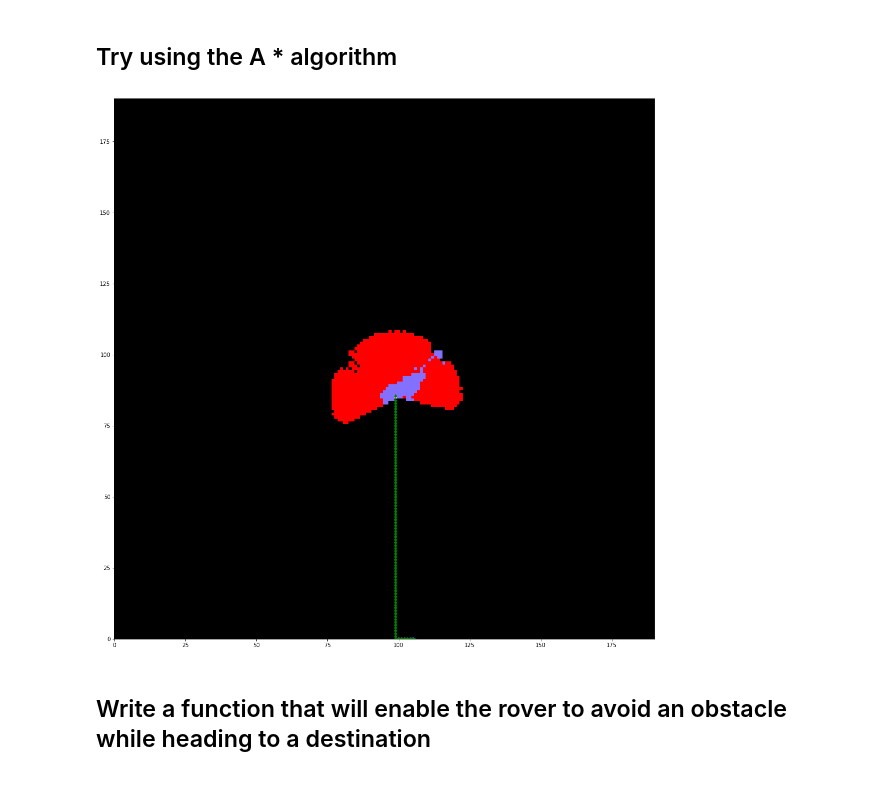
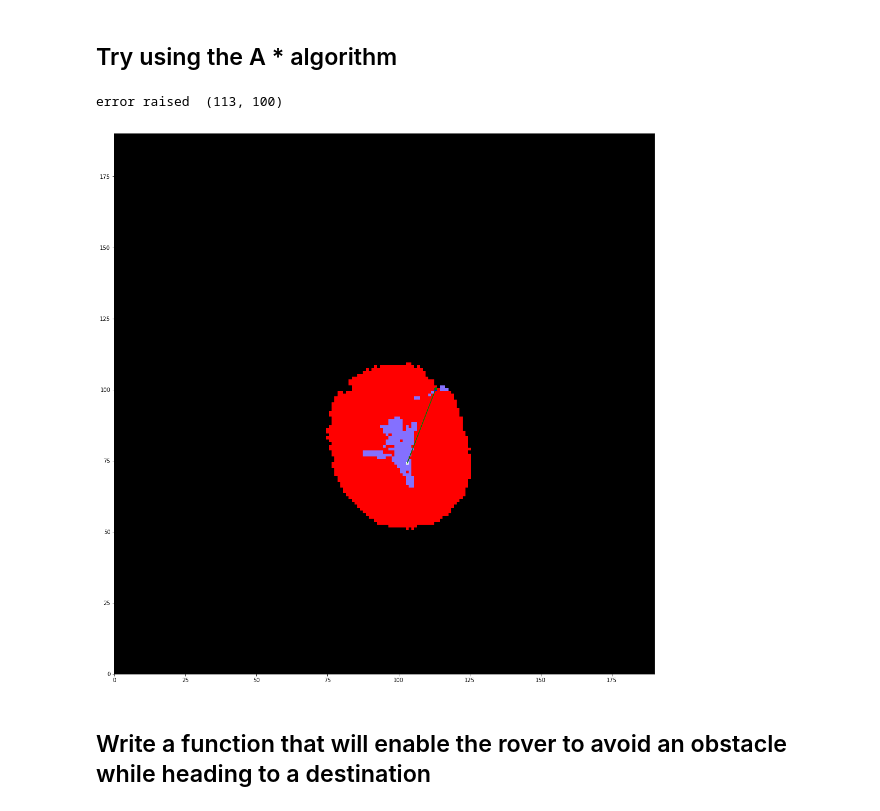
Before and after one commit to flores-jacob/RoboND-Rover-Project, a Jupyter notebook: code/Rover_Project_Test_Notebook.ipynb, the cells around one changed output. Drawn from its saved outputs; the diff is of its cells as text; code cells hidden in the pictures.

```diff
--- a/code/Rover_Project_Test_Notebook.ipynb
+++ b/code/Rover_Project_Test_Notebook.ipynb
@@ -812,8 +928,8 @@ for obstacle_coords in wall_coords:
 # create dummy rover position data for to_polar_coords with origin
 # dummy_rover_xpos = 7 * multiplier
 # dummy_rover_ypos = 6 * multiplier
-dummy_rover_xpos = 99
-dummy_rover_ypos = 85
+dummy_rover_xpos = 103
+dummy_rover_ypos = 74
 rover_coords = (dummy_rover_xpos, dummy_rover_ypos)
 
 # plot the rover location, color it white
@@ -822,8 +938,8 @@ memory_map_mini[dummy_rover_ypos, dummy_rover_xpos] = (255, 255, 255, 1)
 # create dummy destinaton coordinates
 # destination_x = 2 * multiplier
 # destination_y = 2 * multiplier
-destination_x = 105
-destination_y = 0
+destination_x = 113
+destination_y = 100
 
 memory_map_mini[destination_y, destination_x] = (0,0,255,8)
 destination_coords = (destination_x, destination_y)
@@ -860,40 +976,48 @@ path = [current]
 
 try:
     while current != rover_coords:
-       current = came_from[current]
-       path.append(current)
-except:
-
-    print('error raised')
+        current = came_from[current]
+        path.append(current)
+        print("path length ", len(path))
+        print("came from length ", len(came_from))
+except KeyError as e:
+    print('error raised ', e)
 path.append(rover_coords) # optional
 path.reverse() # optional
 
 
 fig = plt.figure(figsize=(40,40))
 plt.subplot(221)
 plt.imshow(memory_map_mini[:, :, :3])
 plt.ylim(0, 19 * multiplier)
 plt.xlim(0, 19 * multiplier)
 
+
+# with open('path_so_far.txt') as f:
+#     path_so_far = [list(literal_eval(line)) for line in f][0]
+
+# if path_so_far:
+#     path = path_so_far
 
 for index in range(0, len(path) - 1):
 
     current_x = path[index][0]
     current_y = path[index][1]
 
     next_x = path[index + 1][0]
     next_y = path[index + 1][1]
 
     # distance, angle = to_polar_coords_with_origin(dummy_rover_xpos, dummy_rover_ypos, unobstructed_x, unobstructed_y)
     distance, angle = to_polar_coords_with_origin(current_x, current_y, next_x, next_y)
 
     arrow_length = distance
     x_arrow = arrow_length * np.cos(angle)
     y_arrow = arrow_length * np.sin(angle)
     # plt.arrow(dummy_rover_xpos, dummy_rover_ypos, x_arrow, y_arrow, color='blue', head_width=.5, head_length=.5)
     plt.arrow(current_x, current_y, x_arrow, y_arrow, color='green', head_width=1, head_length=1)
 # %% [output]
+error raised  (113, 100)
-[figure, old version]
+[figure, new version]
 # %% [markdown]
 ## Write a function that will enable the rover to avoid an obstacle while heading to a destination
 # %%
```
Also changed, not shown: parts of 3 cells of this notebook, 1 other file.
